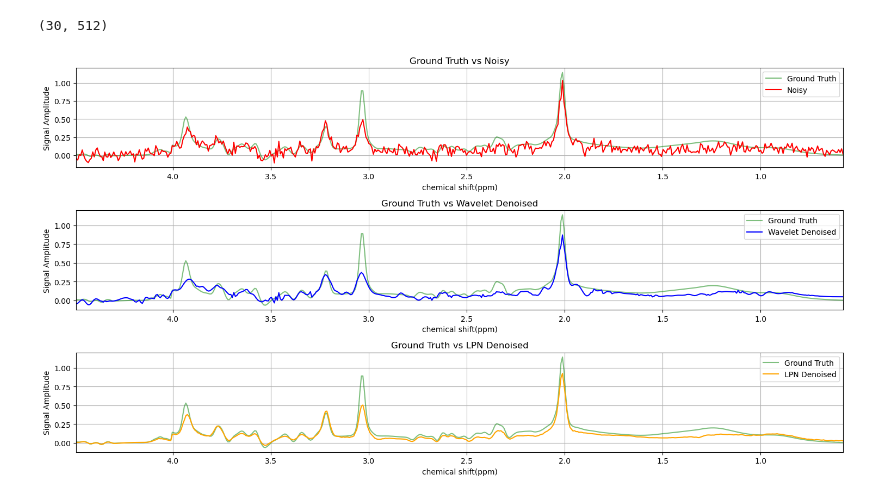
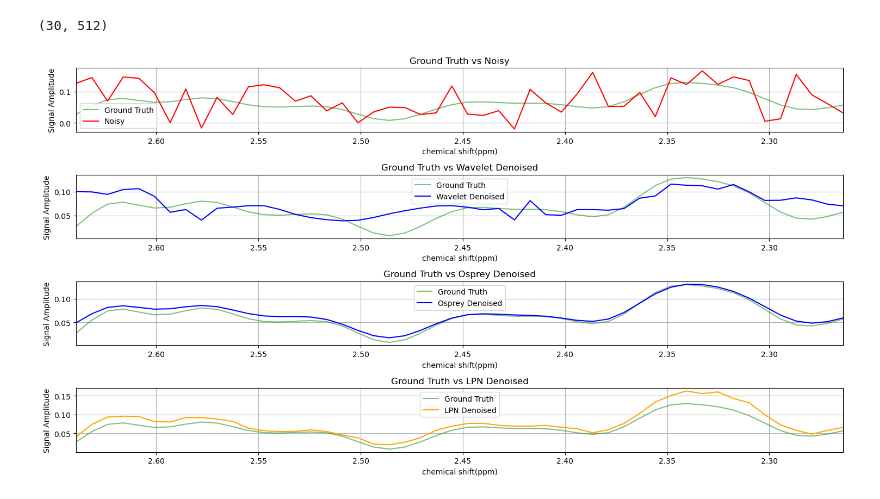
Before and after one commit to break-the-wa11/lpn_mrs, a Jupyter notebook: temp_code/test_denoise.ipynb, the cells around one changed output. Cells and saved outputs as stored; diff of their text form; code cells hidden in the pictures.

```diff
--- a/temp_code/test_denoise.ipynb
+++ b/temp_code/test_denoise.ipynb
@@ -20,9 +21,11 @@ model_name = 'LPN_cond'
 # %%
-data_dir = f'../savings/{model_name.lower()}_mrs_h_{hidden}_k_{kernel}_n_({sigma_min}_{sigma_max})/denoise/{sigma_min}/'
-x_noisy = np.load(f'{data_dir}/x_noisy.npy')
-y_LPN = np.load(f'{data_dir}/y_{model_name}.npy')
-y_wv = np.load(f'{data_dir}/y_wv.npy')
-gt = np.load(f'{data_dir}/../gt.npy')
+model_dir = f'../savings/{model_name.lower()}_mrs_h_{hidden}_k_{kernel}_n_({sigma_min}_{sigma_max})/denoise/{sigma_folder}/'
+global_dir = f'../savings/'
+x_noisy = np.load(f'{global_dir}/denoise/{sigma_folder}/x_noisy.npy')
+y_LPN = np.load(f'{model_dir}/y_{model_name}.npy')
+y_wv = np.load(f'{global_dir}/wv/denoise/{sigma_folder}/y_wv.npy')
+y_osprey = np.load(f'{global_dir}/osprey/denoise/{sigma_folder}/y_osprey.npy')
+gt = np.load(f'{global_dir}/denoise/gt.npy')
 print(gt.shape)
 # %% [output]
 (30, 512)
@@ -31,12 +34,13 @@ ppm_min = 0.578848480483455
 ppm_max = 4.49271535465395
 num_points = 512
 x_axis = np.linspace(ppm_min, ppm_max, num_points)
-x_range_indices = slice(0, 512)
+x_range_indices = slice(220, 270)
+# x_range_indices = slice(0, 512)
 x_range_values = x_axis[x_range_indices]
 # %%
 sample_index = 0  # Change as needed
 
-fig, axs = plt.subplots(3, 1, figsize=(15, 8))
+fig, axs = plt.subplots(4, 1, figsize=(15, 8))
 
 # First row: GT and noisy
 axs[0].plot(x_range_values, gt[sample_index,x_range_indices], label='Ground Truth', color='green', alpha = 0.5)
@@ -51,37 +55,50 @@ axs[0].invert_xaxis()
 axs[0].legend()
 axs[0].grid()
 
 # Second row: GT and wavelet denoised
 axs[1].plot(x_range_values, gt[sample_index,x_range_indices], label='Ground Truth', color='green', alpha = 0.5)
 axs[1].plot(x_range_values, y_wv[sample_index,x_range_indices], label='Wavelet Denoised', color='blue')
 axs[1].set_title('Ground Truth vs Wavelet Denoised')
 axs[1].set_ylabel('Signal Amplitude')
 axs[1].set_xlabel('chemical shift(ppm)')
 axs[1].set_xlim(x_range_values[0], x_range_values[-1])
 # axs[1].axvline(x=np.linspace(ppm_min, ppm_max, num_points)[220], color='navy', linestyle='--')
 # axs[1].axvline(x=np.linspace(ppm_min, ppm_max, num_points)[270], color='navy', linestyle='--')
 axs[1].invert_xaxis()
 axs[1].legend()
 axs[1].grid()
 
-# Third row: GT and LPN denoised
+# Third row: GT and osprey denoised
 axs[2].plot(x_range_values, gt[sample_index,x_range_indices], label='Ground Truth', color='green', alpha = 0.5)
-axs[2].plot(x_range_values, y_LPN[sample_index,x_range_indices], label='LPN Denoised', color='orange')
-axs[2].set_title('Ground Truth vs LPN Denoised')
+axs[2].plot(x_range_values, y_osprey[sample_index,x_range_indices], label='Osprey Denoised', color='blue')
+axs[2].set_title('Ground Truth vs Osprey Denoised')
 axs[2].set_ylabel('Signal Amplitude')
 axs[2].set_xlabel('chemical shift(ppm)')
 axs[2].set_xlim(x_range_values[0], x_range_values[-1])
 # axs[2].axvline(x=np.linspace(ppm_min, ppm_max, num_points)[220], color='navy', linestyle='--')
 # axs[2].axvline(x=np.linspace(ppm_min, ppm_max, num_points)[270], color='navy', linestyle='--')
 axs[2].invert_xaxis()
 axs[2].legend()
 axs[2].grid()
 
+# Fourth row: GT and LPN denoised
+axs[3].plot(x_range_values, gt[sample_index,x_range_indices], label='Ground Truth', color='green', alpha = 0.5)
+axs[3].plot(x_range_values, y_LPN[sample_index,x_range_indices], label='LPN Denoised', color='orange')
+axs[3].set_title('Ground Truth vs LPN Denoised')
+axs[3].set_ylabel('Signal Amplitude')
+axs[3].set_xlabel('chemical shift(ppm)')
+axs[3].set_xlim(x_range_values[0], x_range_values[-1])
+# axs[3].axvline(x=np.linspace(ppm_min, ppm_max, num_points)[220], color='navy', linestyle='--')
+# axs[3].axvline(x=np.linspace(ppm_min, ppm_max, num_points)[270], color='navy', linestyle='--')
+axs[3].invert_xaxis()
+axs[3].legend()
+axs[3].grid()
+
 # Adjust layout for subplots
 plt.tight_layout()
 plt.show()
 # %% [output]
-[figure, old version]
+[figure, new version]
 # %%
 sigma_to_psnr = {
     '0.05':27,
```
Also changed, not shown: parts of 3 cells of this notebook, 15 other files.
